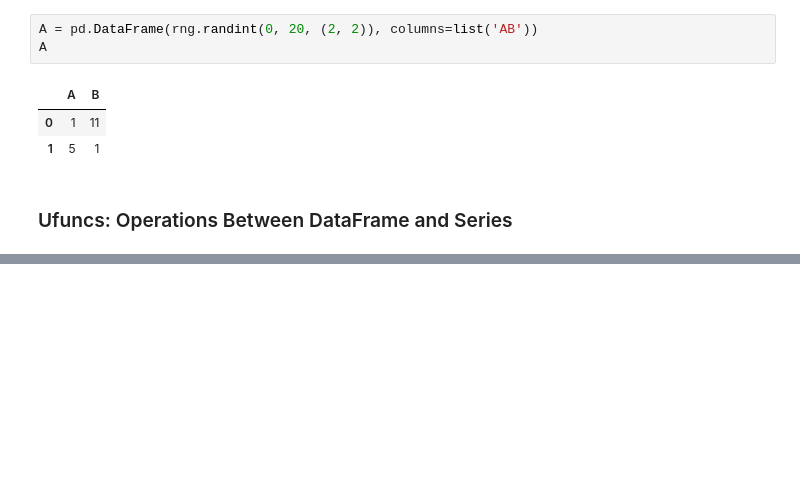
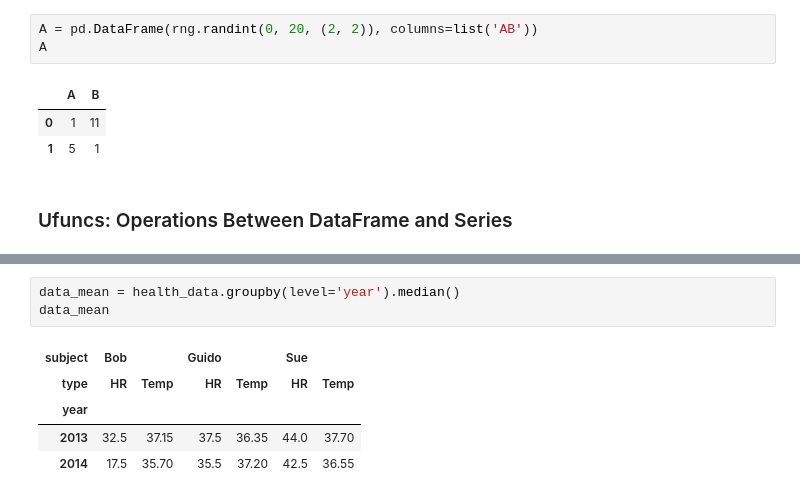
Before and after one commit to CassivsGabriellis/estudos-ciencia-de-dados, a Jupyter notebook: Estudos em Python for Data Science - Pandas.ipynb, the cells around one changed output, grey strips where cells are left out. Drawn from its saved outputs; the diff is of its cells as text; blank space fills up the shorter version.

```diff
--- a/Estudos em Python for Data Science - Pandas.ipynb
+++ b/Estudos em Python for Data Science - Pandas.ipynb
@@ -548,0 +1163,9 @@ array([ 0, -2,  2,  0])
+# %%
+data_mean = health_data.groupby(level='year').median()
+data_mean
+# %% [output]
+| subject | Bob |  | Guido |  | Sue |  |
+| type | HR | Temp | HR | Temp | HR | Temp |
+| year |  |  |  |  |  |  |
+| 2013 | 32.5 | 37.15 | 37.5 | 36.35 | 44.0 | 37.70 |
+| 2014 | 17.5 | 35.70 | 35.5 | 37.20 | 42.5 | 36.55 |
```
Also changed, not shown: parts of 92 cells of this notebook.
